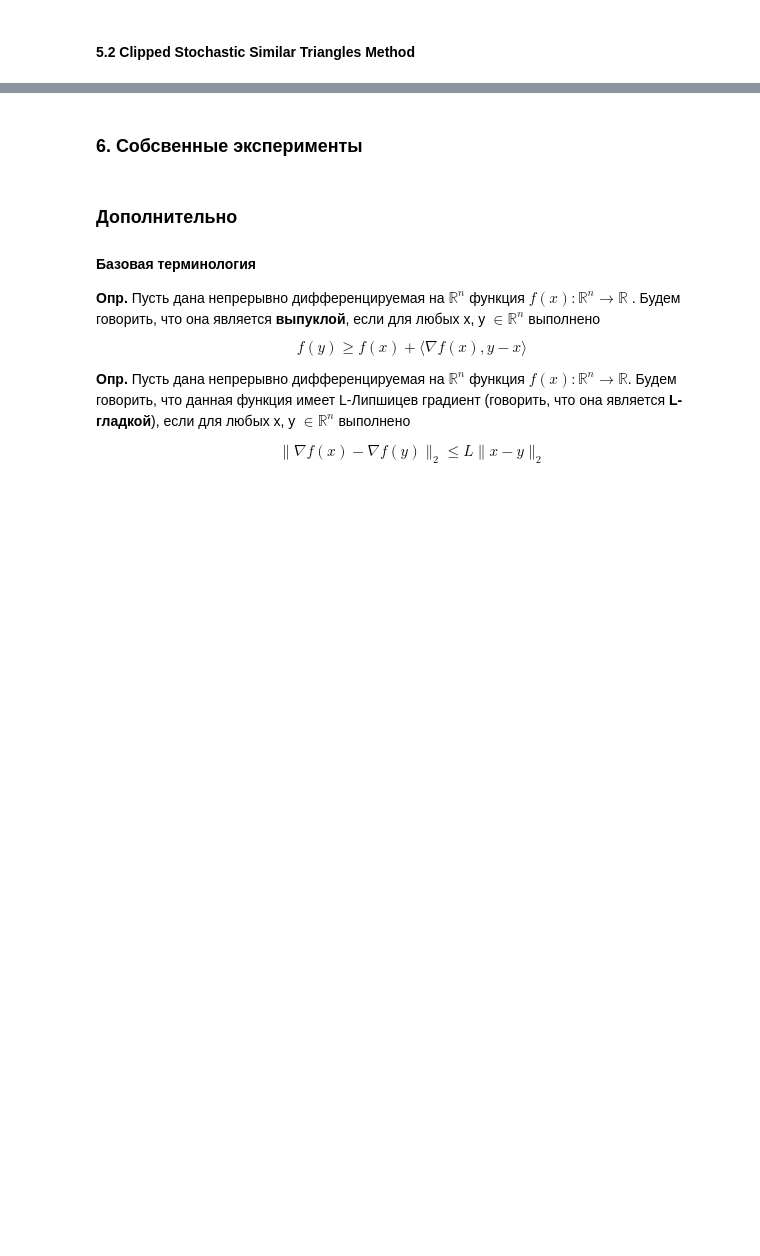
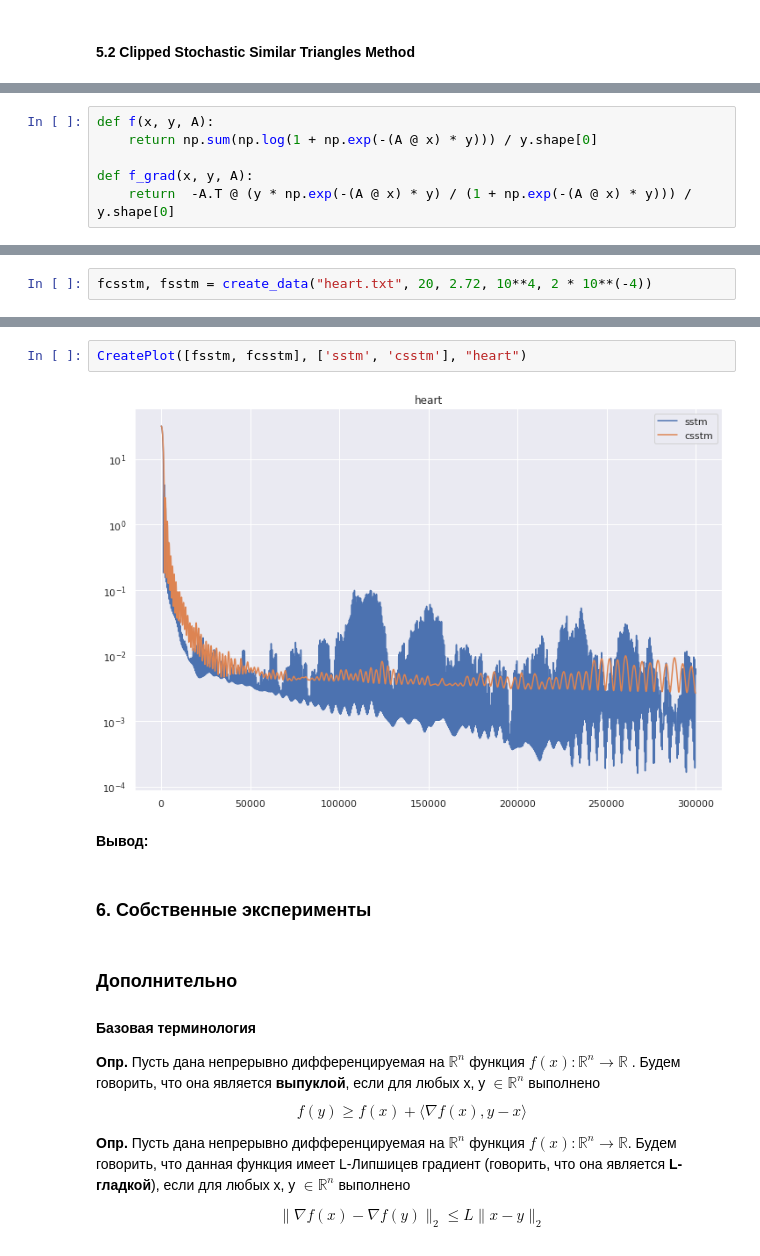
Before and after one commit to SofiMi/GradientClipping, a Jupyter notebook: main.ipynb, the cells around one changed output, grey strips where cells are left out. Drawn from its saved outputs; the diff is of its cells as text; blank space fills up the shorter version.

Commit message:
Новый эксперимент

```diff
--- a/main.ipynb
+++ b/main.ipynb
@@ -173,0 +266,6 @@ CreatePlot(info_sgd, info_csgd, "Burr Type XII distribution")
+# %%
+def f(x, y, A):
+    return np.sum(np.log(1 + np.exp(-(A @ x) * y))) / y.shape[0]
+
+def f_grad(x, y, A):
+    return  -A.T @ (y * np.exp(-(A @ x) * y) / (1 + np.exp(-(A @ x) * y))) / y.shape[0]
@@ -173,0 +331,2 @@ CreatePlot(info_sgd, info_csgd, "Burr Type XII distribution")
+# %%
+fcsstm, fsstm = create_data("heart.txt", 20, 2.72, 10**4, 2 * 10**(-4))
@@ -174,5 +336,11 @@ CreatePlot(info_sgd, info_csgd, "Burr Type XII distribution")
+# %%
+CreatePlot([fsstm, fcsstm], ['sstm', 'csstm'], "heart")
+# %% [output]
+[figure, added]
+# %% [markdown]
+**Вывод:**
 # %% [markdown]
-### 6. Собсвенные эксперименты
+### 6. Собственные эксперименты
 # %% [markdown]
 ###  Дополнительно
 
```
Also changed, not shown: parts of 20 cells of this notebook.
